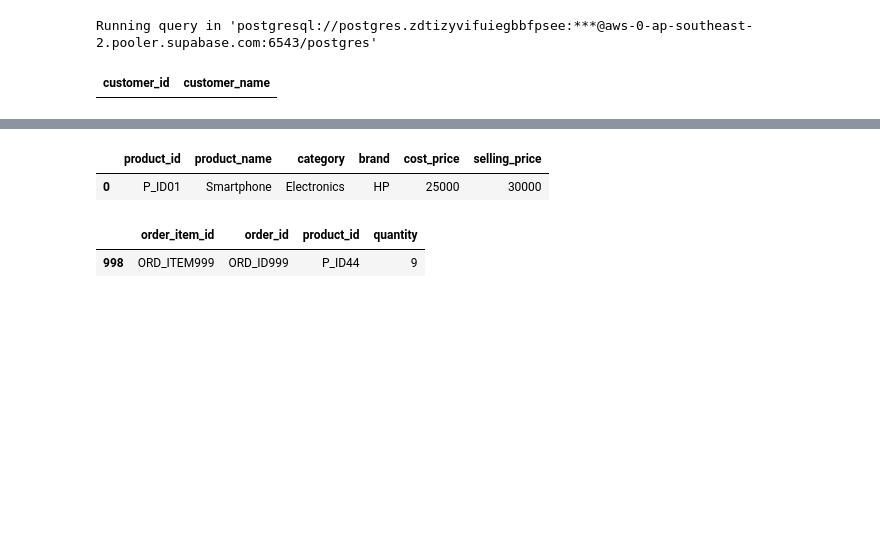
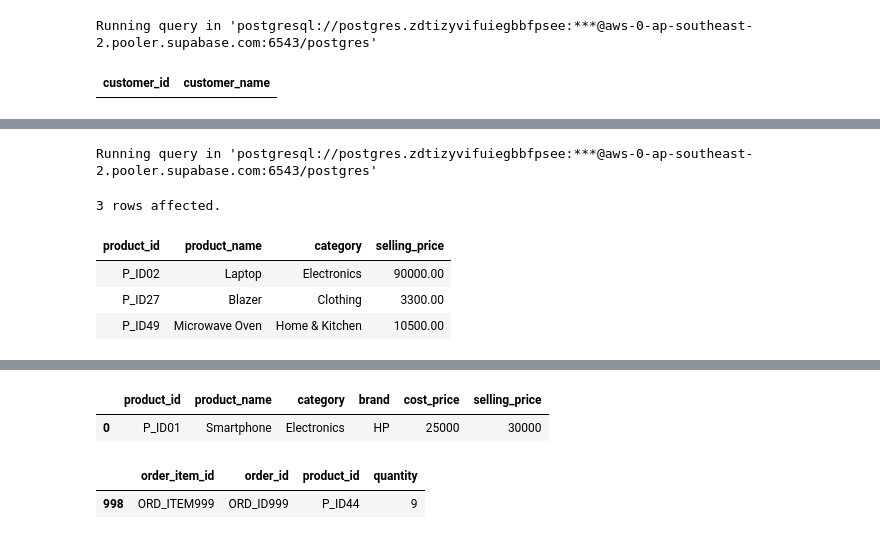
Before and after one commit to umesh-creates/sql_pandas_exercise_and_notes, a Jupyter notebook: retail_analysis exercise/subqueries.ipynb, the cells around one changed output, grey strips where cells are left out. Cells and saved outputs as stored; diff of their text form; code cells hidden in the pictures; blank space fills up the shorter version.

```diff
--- a/retail_analysis exercise/subqueries.ipynb
+++ b/retail_analysis exercise/subqueries.ipynb
@@ -590,0 +605,16 @@ order_items[order_id],
+# %%
+%%sql
+SELECT p1.product_id, p1.product_name, p1.category, p1.selling_price
+FROM retail_analysis.products p1
+WHERE p1.selling_price = (
+    SELECT MAX(p2.selling_price)
+    FROM retail_analysis.products p2
+    WHERE p1.category = p2.category # PARITION BY
+);
+# %% [output]
+Running query in 'postgresql://postgres.zdtizyvifuiegbbfpsee:***@aws-0-ap-southeast-2.pooler.supabase.com:6543/postgres'
+3 rows affected.
+| product_id | product_name | category | selling_price |
+| P_ID02 | Laptop | Electronics | 90000.00 |
+| P_ID27 | Blazer | Clothing | 3300.00 |
+| P_ID49 | Microwave Oven | Home & Kitchen | 10500.00 |
```
Also changed, not shown: parts of 29 cells of this notebook.
